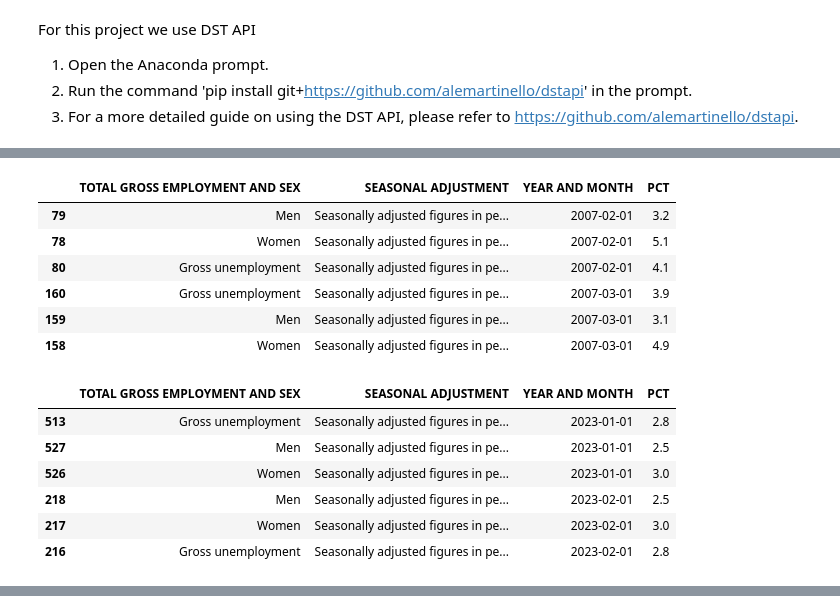
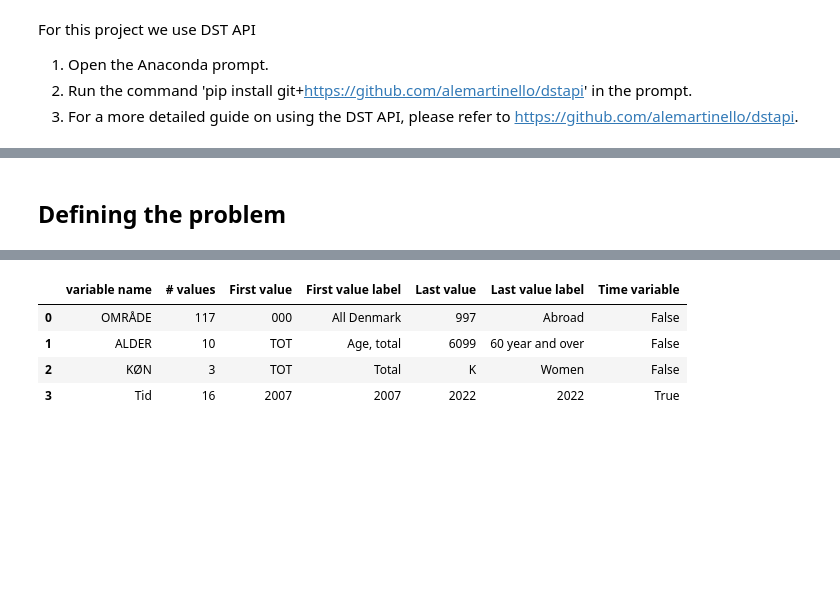
Before and after one commit to NumEconCopenhagen/projects-2023-kscd, a Jupyter notebook: dataproject/dataproject.ipynb, the cells around one changed output, grey strips where cells are left out. Drawn from its saved outputs; the diff is of its cells as text; code cells hidden in the pictures; blank space fills up the shorter version.

```diff
--- a/dataproject/dataproject.ipynb
+++ b/dataproject/dataproject.ipynb
@@ -27,54 +14,10 @@ Last update: 2023-03-30T08:00:00
-# %%
-# Defining and sorting parameters
-par_gross_unemployment = {
-    'table': 'AUS07',
-    'format': 'BULK',
-    'lang': 'en',
-    'variables': [
-        {'code': 'YD', 'values': ['TOT', 'MEN','KVR']}, #TOT = Gross Employment, MEN = Men, KVR = Woman.
-        {'code': 'SAESONFAK', 'values': ['9']}, #9 = Seasonally adjusted figures in percent of the labour force
-        {'code': 'Tid', 'values': ['>2007M01<=2023M02']}
-    ]
-}
-
-# Fetching data based on the previous code block parameters (Fetching from AUS07)
-gross_unemployment = gross_unemployment_dst.get_data(params=par_gross_unemployment)
-
-# Sort the DataFrame by date
-gross_unemployment = gross_unemployment.sort_values('TID')
-
-
-# Renaming the columns
-gross_unemployment.rename(columns=
-                          {'YD':'TOTAL GROSS EMPLOYMENT AND SEX',
-                          'SAESONFAK':'SEASONAL ADJUSTMENT',
-                          'TID':'YEAR AND MONTH',
-                          'INDHOLD':'PCT'},
-                          inplace=True
-                          )
-
-# Convert pct. into flots
-gross_unemployment['PCT'] = pd.to_numeric(gross_unemployment['PCT'])
-
-# Converting YEAR AND MONTH column to datetime format
-gross_unemployment['YEAR AND MONTH'] = pd.to_datetime(gross_unemployment['YEAR AND MONTH'], format='%YM%m')
-
-# Displaying the first 6 rows of our fetched data from AUS07. We also an option to print out the last 6 rows of data
-gross_unemployment.head(6)
-
-display(gross_unemployment.head(6), gross_unemployment.tail(6))
-# %% [output]
-|  | TOTAL GROSS EMPLOYMENT AND SEX | SEASONAL ADJUSTMENT | YEAR AND MONTH | PCT |
-| 79 | Men | Seasonally adjusted figures in pe... | 2007-02-01 | 3.2 |
-| 78 | Women | Seasonally adjusted figures in pe... | 2007-02-01 | 5.1 |
-| 80 | Gross unemployment | Seasonally adjusted figures in pe... | 2007-02-01 | 4.1 |
-| 160 | Gross unemployment | Seasonally adjusted figures in pe... | 2007-03-01 | 3.9 |
-| 159 | Men | Seasonally adjusted figures in pe... | 2007-03-01 | 3.1 |
-| 158 | Women | Seasonally adjusted figures in pe... | 2007-03-01 | 4.9 |
-|  | TOTAL GROSS EMPLOYMENT AND SEX | SEASONAL ADJUSTMENT | YEAR AND MONTH | PCT |
-| 513 | Gross unemployment | Seasonally adjusted figures in pe... | 2023-01-01 | 2.8 |
-| 527 | Men | Seasonally adjusted figures in pe... | 2023-01-01 | 2.5 |
-| 526 | Women | Seasonally adjusted figures in pe... | 2023-01-01 | 3.0 |
-| 218 | Men | Seasonally adjusted figures in pe... | 2023-02-01 | 2.5 |
-| 217 | Women | Seasonally adjusted figures in pe... | 2023-02-01 | 3.0 |
-| 216 | Gross unemployment | Seasonally adjusted figures in pe... | 2023-02-01 | 2.8 |
+# %% [markdown]
+## Defining the problem
+# %%
+# Searching for gross unemployment data through DST API
+gross_unemployment_dst = DstApi('AULP01')
+
+# Creating and displaying the a summary of the gross unemployment data
+summary_gross_unemployment = gross_unemployment_dst.tablesummary(language='en')
+display(summary_gross_unemployment)
+# %% [output]
@@ -80,0 +26,5 @@ display(gross_unemployment.head(6), gross_unemployment.tail(6))
+|  | variable name | # values | First value | First value label | Last value | Last value label | Time variable |
+| 0 | OMRÅDE | 117 | 000 | All Denmark | 997 | Abroad | False |
+| 1 | ALDER | 10 | TOT | Age, total | 6099 | 60 year and over | False |
+| 2 | KØN | 3 | TOT | Total | K | Women | False |
+| 3 | Tid | 16 | 2007 | 2007 | 2022 | 2022 | True |
```
Also changed, not shown: parts of 9 cells of this notebook.
